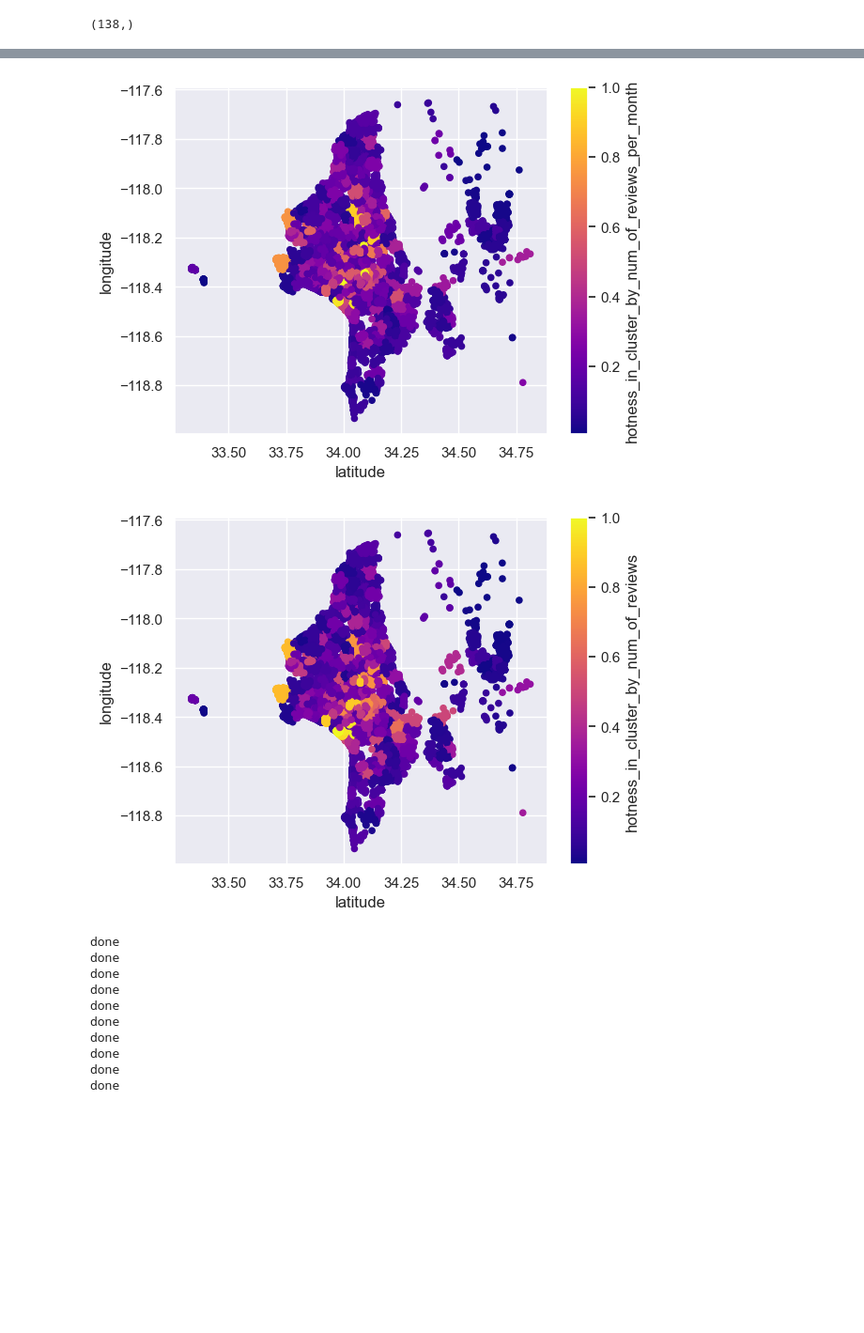
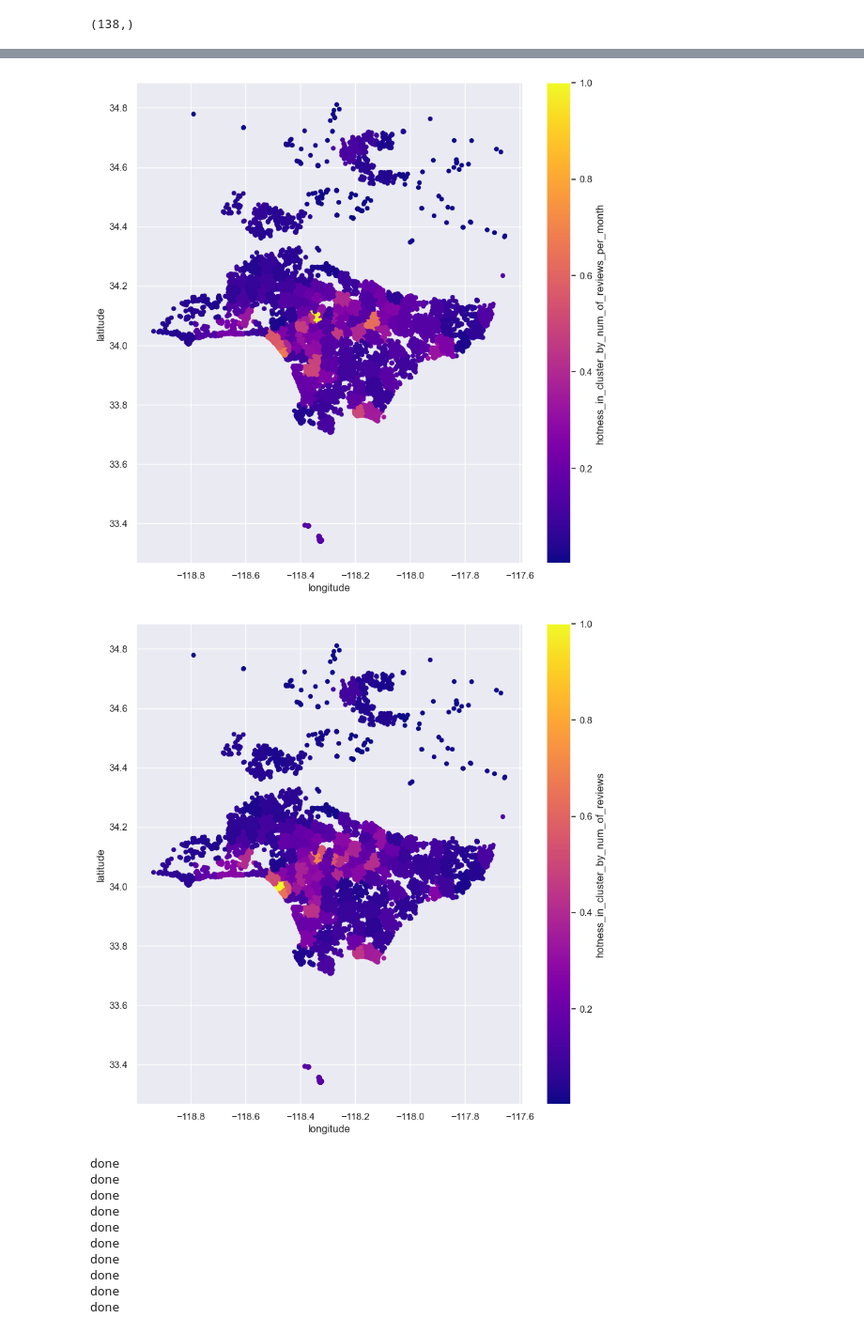
Before and after one commit to Shubhrika007/Erdos_Spring_2023, a Jupyter notebook: hotspot_exploration_kmeans.ipynb, the cells around one changed output, grey strips where cells are left out. Shown at 94% size. Saved outputs shown, nothing was run; the diff lists cells and outputs as text; code cells hidden in the pictures; blank space fills up the shorter version.

```diff
--- a/hotspot_exploration_kmeans.ipynb
+++ b/hotspot_exploration_kmeans.ipynb
@@ -141,15 +141,15 @@ df[['hotness_in_cluster_by_num_of_reviews_per_month']].min(),df[['hotness_in_clu
  hotness_in_cluster_by_num_of_reviews_per_month    1.0
  dtype: float64)
 # %%
-df.plot.scatter('latitude', 'longitude', c='hotness_in_cluster_by_num_of_reviews_per_month', colormap='plasma')
+df.plot.scatter( 'longitude', 'latitude', c='hotness_in_cluster_by_num_of_reviews_per_month', colormap='plasma', figsize=(10,10))
 plt.show()
 # %% [output]
-[figure, old version]
+[figure, new version]
 # %%
-df.plot.scatter('latitude', 'longitude', c='hotness_in_cluster_by_num_of_reviews', colormap='plasma')
+df.plot.scatter( 'longitude','latitude', c='hotness_in_cluster_by_num_of_reviews', colormap='plasma', figsize=(10,10))
 plt.show()
 # %% [output]
-[figure, old version]
+[figure, new version]
 # %%
 cluster_array = np.arange(50,550,50)
 X = df[['latitude','longitude']]
```
Also changed, not shown: parts of 4 cells of this notebook.
